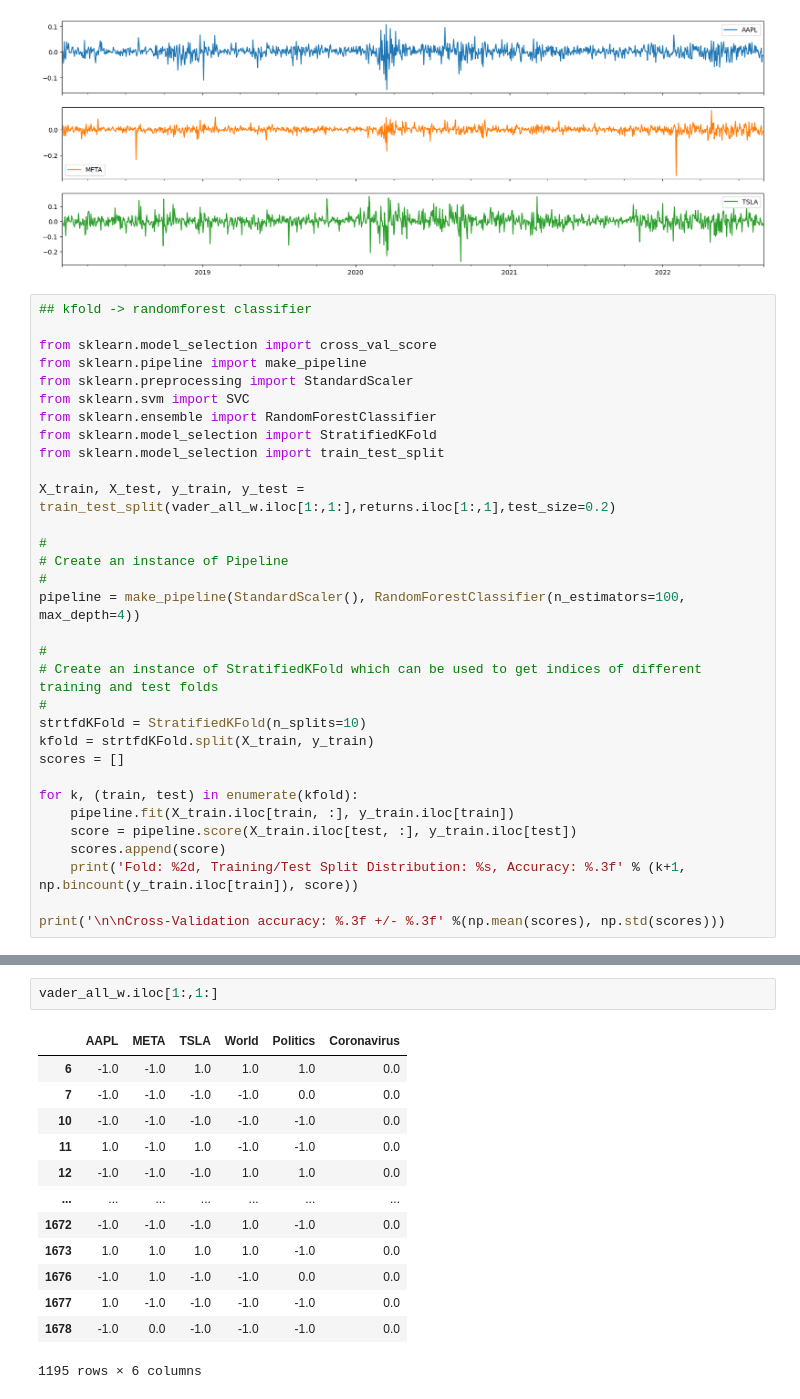
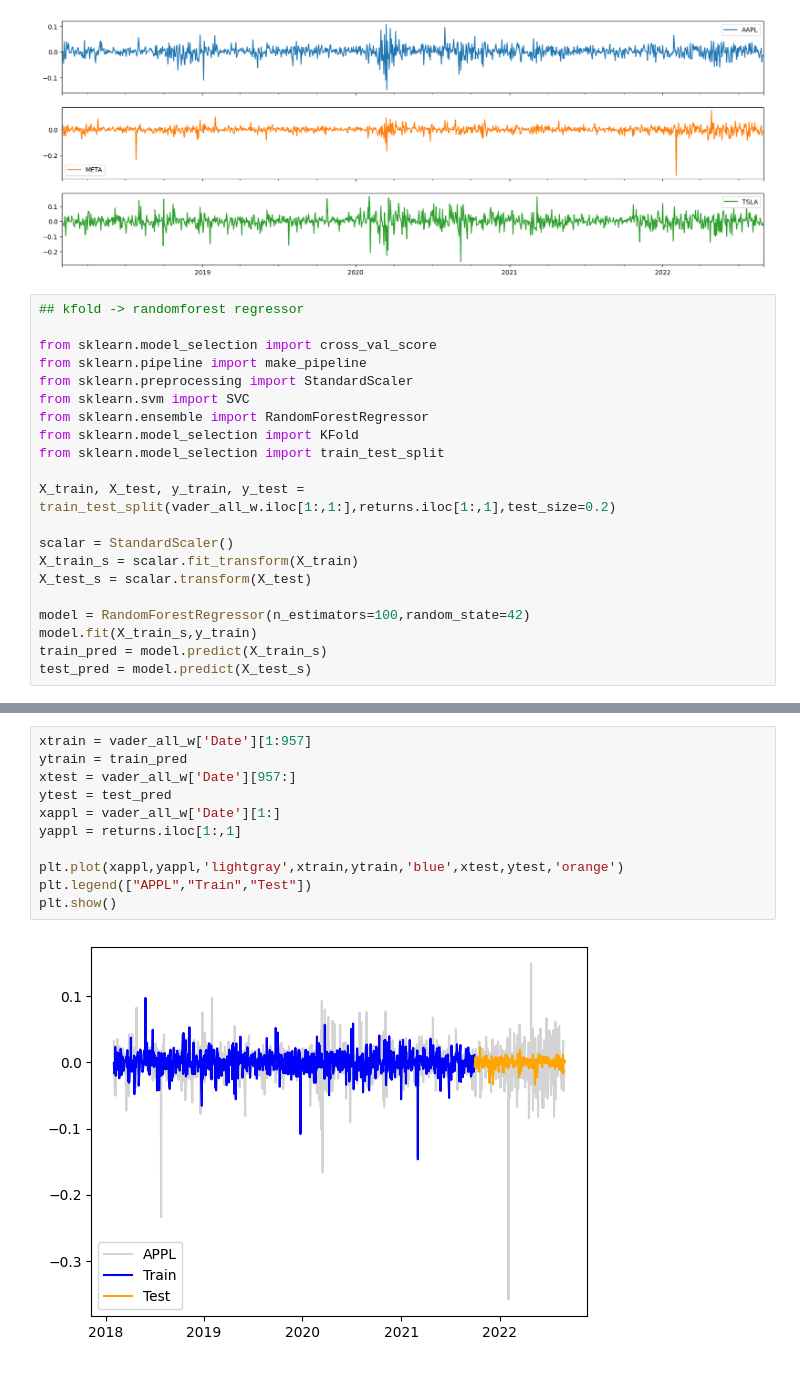
Before and after one commit to eltontay/Stock-Returns-Prediction-ML-Textual-Analysis, a Jupyter notebook: Data-Analysis/Text-Analysis.ipynb, the cells around one changed output, grey strips where cells are left out. Drawn from its saved outputs; the diff is of its cells as text.

```diff
--- a/Data-Analysis/Text-Analysis.ipynb
+++ b/Data-Analysis/Text-Analysis.ipynb
@@ -198,35 +168,24 @@ returns.plot(figsize=(20,7),subplots=True)
 array([<AxesSubplot: >, <AxesSubplot: >, <AxesSubplot: >], dtype=object)
 [figure]
 # %%
-## kfold -> randomforest classifier
+## kfold -> randomforest regressor
 
 from sklearn.model_selection import cross_val_score
 from sklearn.pipeline import make_pipeline
 from sklearn.preprocessing import StandardScaler
 from sklearn.svm import SVC
-from sklearn.ensemble import RandomForestClassifier
-from sklearn.model_selection import StratifiedKFold
+from sklearn.ensemble import RandomForestRegressor
+from sklearn.model_selection import KFold
 from sklearn.model_selection import train_test_split
 
 X_train, X_test, y_train, y_test = train_test_split(vader_all_w.iloc[1:,1:],returns.iloc[1:,1],test_size=0.2)
 
-#
-# Create an instance of Pipeline
-#
-pipeline = make_pipeline(StandardScaler(), RandomForestClassifier(n_estimators=100, max_depth=4))
+scalar = StandardScaler()
+X_train_s = scalar.fit_transform(X_train)
+X_test_s = scalar.transform(X_test)
 
-#
-# Create an instance of StratifiedKFold which can be used to get indices of different training and test folds
-#
-strtfdKFold = StratifiedKFold(n_splits=10)
-kfold = strtfdKFold.split(X_train, y_train)
-scores = []
-
-for k, (train, test) in enumerate(kfold):
-    pipeline.fit(X_train.iloc[train, :], y_train.iloc[train])
-    score = pipeline.score(X_train.iloc[test, :], y_train.iloc[test])
-    scores.append(score)
-    print('Fold: %2d, Training/Test Split Distribution: %s, Accuracy: %.3f' % (k+1, np.bincount(y_train.iloc[train]), score))
-
-print('\n\nCross-Validation accuracy: %.3f +/- %.3f' %(np.mean(scores), np.std(scores)))
+model = RandomForestRegressor(n_estimators=100,random_state=42)
+model.fit(X_train_s,y_train)
+train_pred = model.predict(X_train_s)
+test_pred = model.predict(X_test_s)
 # %% [output]
@@ -249,16 +209,13 @@ Freq: B, Name: META, Length: 1195, dtype: float64
-# %%
-vader_all_w.iloc[1:,1:]
-# %% [output]
-|  | AAPL | META | TSLA | World | Politics | Coronavirus |
-| 6 | -1.0 | -1.0 | 1.0 | 1.0 | 1.0 | 0.0 |
-| 7 | -1.0 | -1.0 | -1.0 | -1.0 | 0.0 | 0.0 |
-| 10 | -1.0 | -1.0 | -1.0 | -1.0 | -1.0 | 0.0 |
-| 11 | 1.0 | -1.0 | 1.0 | -1.0 | -1.0 | 0.0 |
-| 12 | -1.0 | -1.0 | -1.0 | 1.0 | 1.0 | 0.0 |
-| ... | ... | ... | ... | ... | ... | ... |
-| 1672 | -1.0 | -1.0 | -1.0 | 1.0 | -1.0 | 0.0 |
-| 1673 | 1.0 | 1.0 | 1.0 | 1.0 | -1.0 | 0.0 |
-| 1676 | -1.0 | 1.0 | -1.0 | -1.0 | 0.0 | 0.0 |
-| 1677 | 1.0 | -1.0 | -1.0 | -1.0 | -1.0 | 0.0 |
-| 1678 | -1.0 | 0.0 | -1.0 | -1.0 | -1.0 | 0.0 |
-1195 rows × 6 columns
+# %%
+xtrain = vader_all_w['Date'][1:957]
+ytrain = train_pred
+xtest = vader_all_w['Date'][957:]
+ytest = test_pred
+xappl = vader_all_w['Date'][1:]
+yappl = returns.iloc[1:,1]
+
+plt.plot(xappl,yappl,'lightgray',xtrain,ytrain,'blue',xtest,ytest,'orange')
+plt.legend(["APPL","Train","Test"])
+plt.show()
+# %% [output]
+[figure, added]
```
Also changed, not shown: parts of 6 cells of this notebook.
